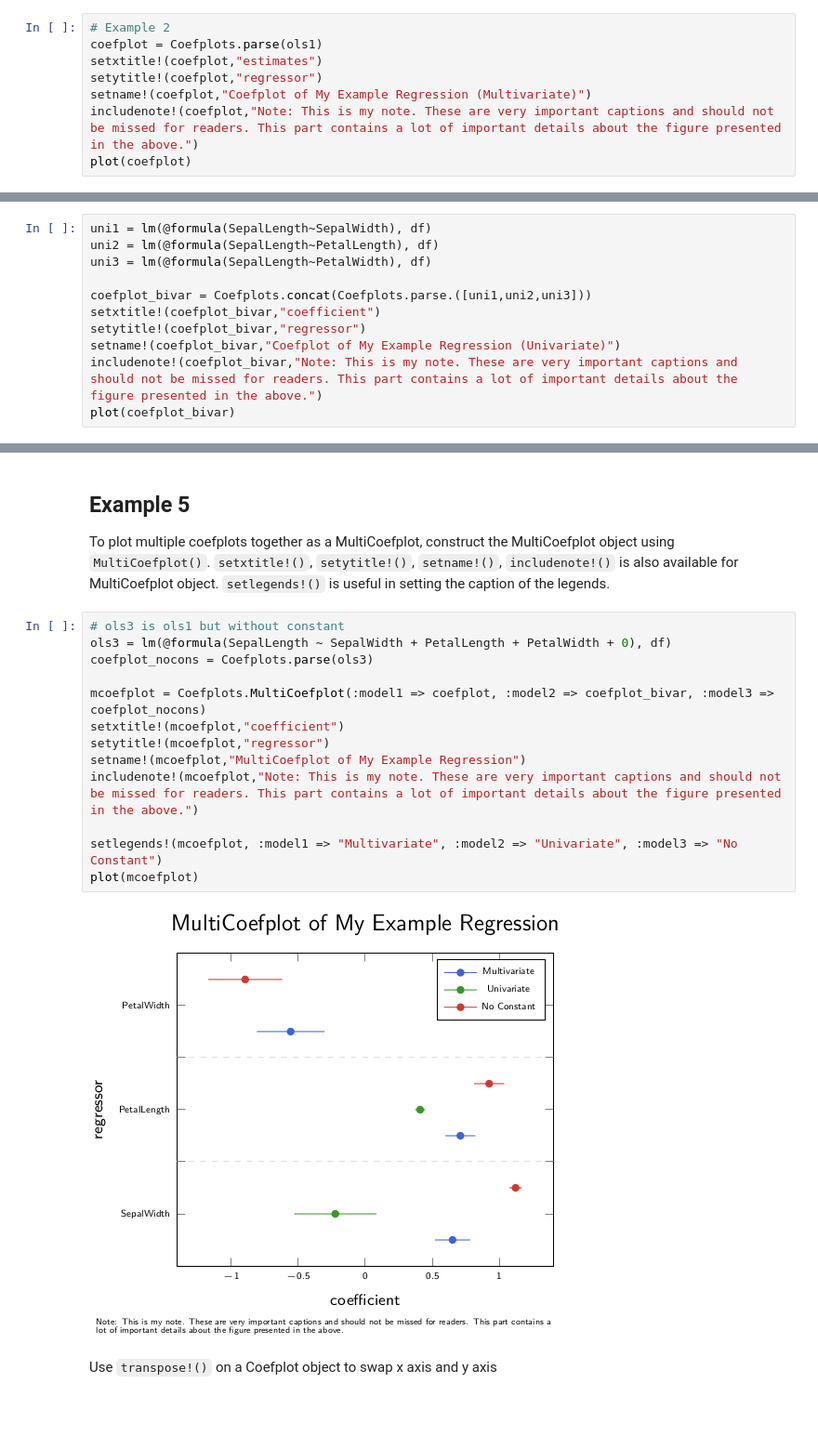
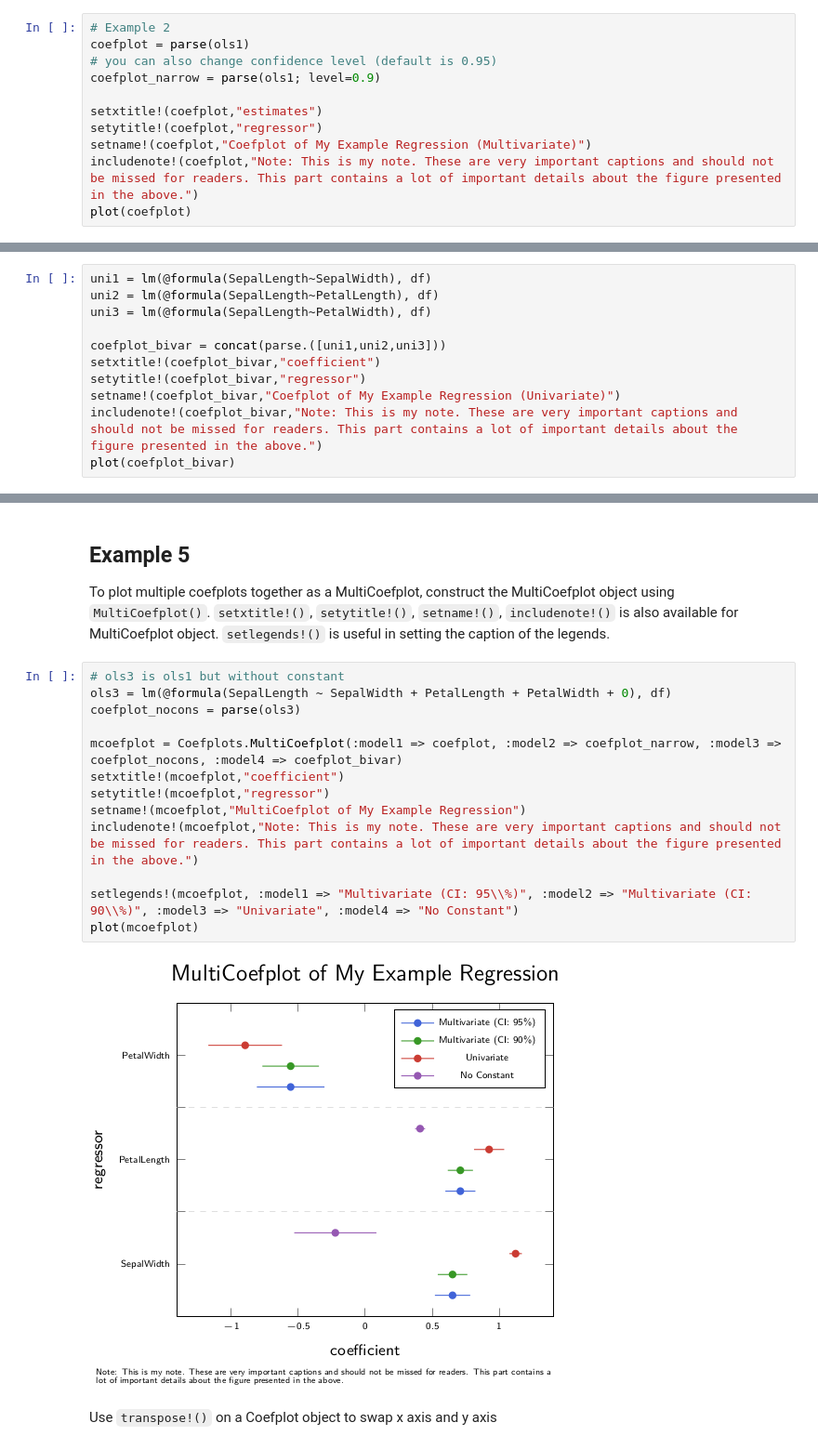
Before and after one commit to caibengbu/Coefplots.jl, a Jupyter notebook: examples/quick_start.ipynb, the cells around one changed output, grey strips where cells are left out. Shown: that part at 93% size. Saved outputs shown, nothing was run; the diff lists cells and outputs as text; blank space fills up the shorter version.

```diff
--- a/examples/quick_start.ipynb
+++ b/examples/quick_start.ipynb
@@ -28,7 +28,10 @@ plot(ols1)
 You can also convert the regression model into a Coefplot object, then add other attributes of the plot using `setxtitle!()`, `setytitle!()`, `setname!()`, `includenote!()` before you plot your regression.
 # %%
 # Example 2
-coefplot = Coefplots.parse(ols1)
+coefplot = parse(ols1)
+# you can also change confidence level (default is 0.95)
+coefplot_narrow = parse(ols1; level=0.9)
+
 setxtitle!(coefplot,"estimates")
 setytitle!(coefplot,"regressor")
 setname!(coefplot,"Coefplot of My Example Regression (Multivariate)")
@@ -66,7 +69,7 @@ uni1 = lm(@formula(SepalLength~SepalWidth), df)
 uni2 = lm(@formula(SepalLength~PetalLength), df)
 uni3 = lm(@formula(SepalLength~PetalWidth), df)
 
-coefplot_bivar = Coefplots.concat(Coefplots.parse.([uni1,uni2,uni3]))
+coefplot_bivar = concat(parse.([uni1,uni2,uni3]))
 setxtitle!(coefplot_bivar,"coefficient")
 setytitle!(coefplot_bivar,"regressor")
 setname!(coefplot_bivar,"Coefplot of My Example Regression (Univariate)")
@@ -80,18 +83,18 @@ To plot multiple coefplots together as a MultiCoefplot, construct the MultiCoefp
 # %%
 # ols3 is ols1 but without constant
 ols3 = lm(@formula(SepalLength ~ SepalWidth + PetalLength + PetalWidth + 0), df)
-coefplot_nocons = Coefplots.parse(ols3)
+coefplot_nocons = parse(ols3)
 
-mcoefplot = Coefplots.MultiCoefplot(:model1 => coefplot, :model2 => coefplot_bivar, :model3 => coefplot_nocons)
+mcoefplot = Coefplots.MultiCoefplot(:model1 => coefplot, :model2 => coefplot_narrow, :model3 => coefplot_nocons, :model4 => coefplot_bivar)
 setxtitle!(mcoefplot,"coefficient")
 setytitle!(mcoefplot,"regressor")
 setname!(mcoefplot,"MultiCoefplot of My Example Regression")
 includenote!(mcoefplot,"Note: This is my note. These are very important captions and should not be missed for readers. This part contains a lot of important details about the figure presented in the above.")
 
-setlegends!(mcoefplot, :model1 => "Multivariate", :model2 => "Univariate", :model3 => "No Constant")
+setlegends!(mcoefplot, :model1 => "Multivariate (CI: 95\\%)", :model2 => "Multivariate (CI: 90\\%)", :model3 => "Univariate", :model4 => "No Constant")
 plot(mcoefplot)
 # %% [output]
-[figure, old version]
+[figure, new version]
 # %% [markdown]
 Use `transpose!()` on a Coefplot object to swap x axis and y axis
 # %%
```
Also changed, not shown: parts of 5 cells of this notebook, 5 other files.
